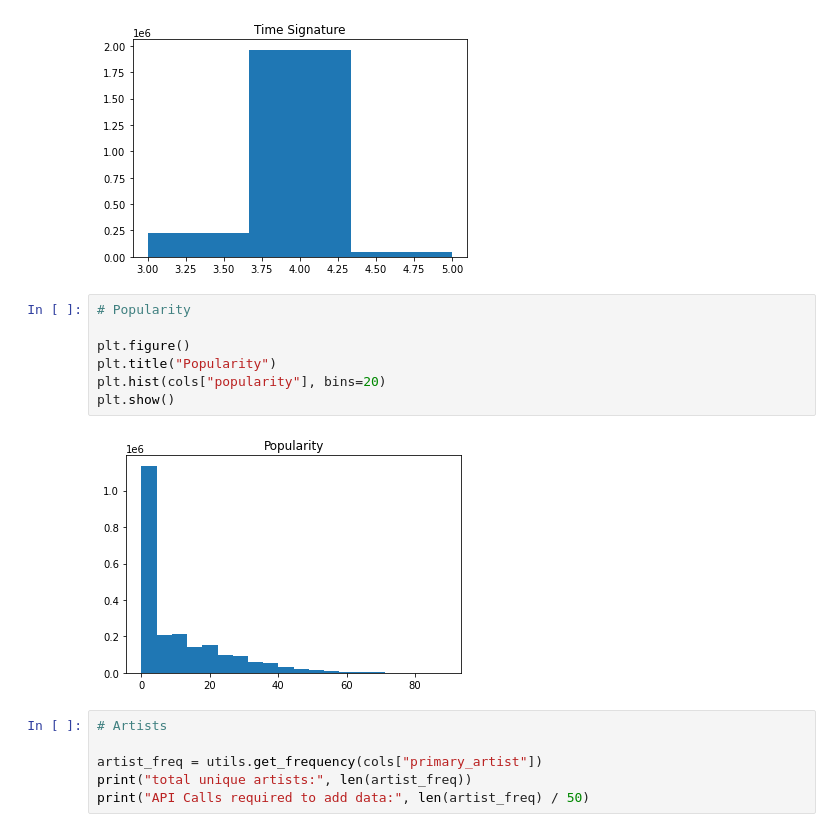
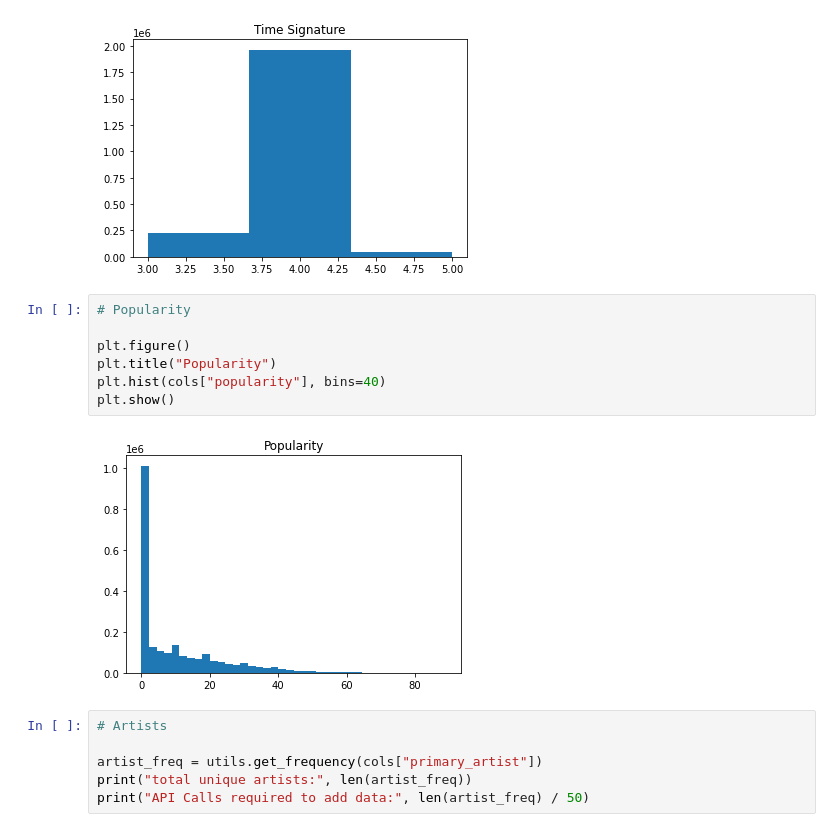
Before and after one commit to thebenjhoward/spotify-popularity-project, a Jupyter notebook: eda.ipynb, the cells around one changed output. Cells and saved outputs as stored; diff of their text form.

```diff
--- a/eda.ipynb
+++ b/eda.ipynb
@@ -182,12 +182,12 @@ plt.show()
 # %%
 # Popularity
 
 plt.figure()
 plt.title("Popularity")
-plt.hist(cols["popularity"], bins=20)
+plt.hist(cols["popularity"], bins=40)
 plt.show()
 # %% [output]
-[figure, old version]
+[figure, new version]
 # %%
 # Artists
 
```
Also changed, not shown: parts of 1 cell of this notebook, 1 other file.
